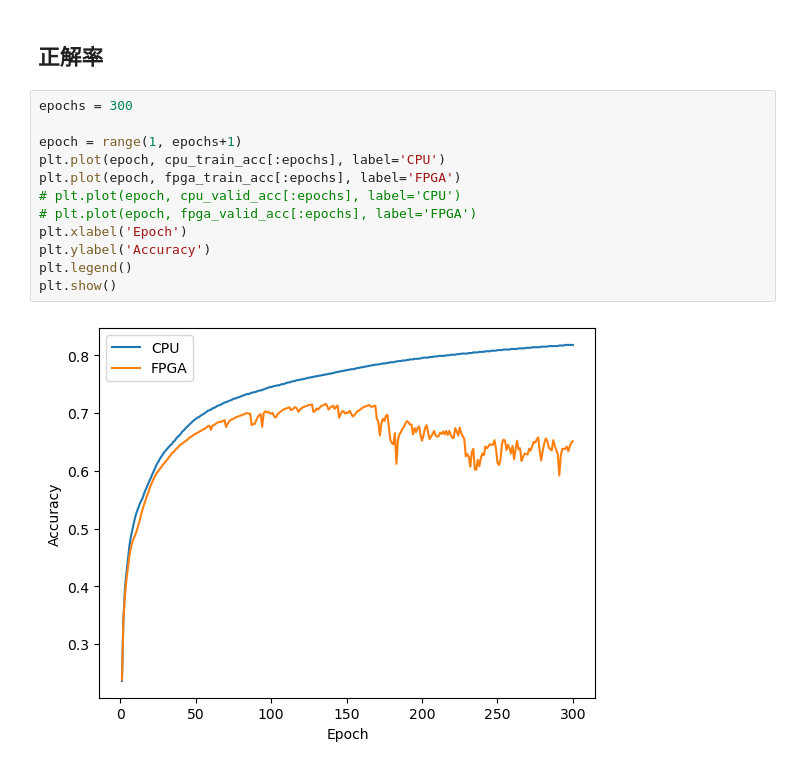
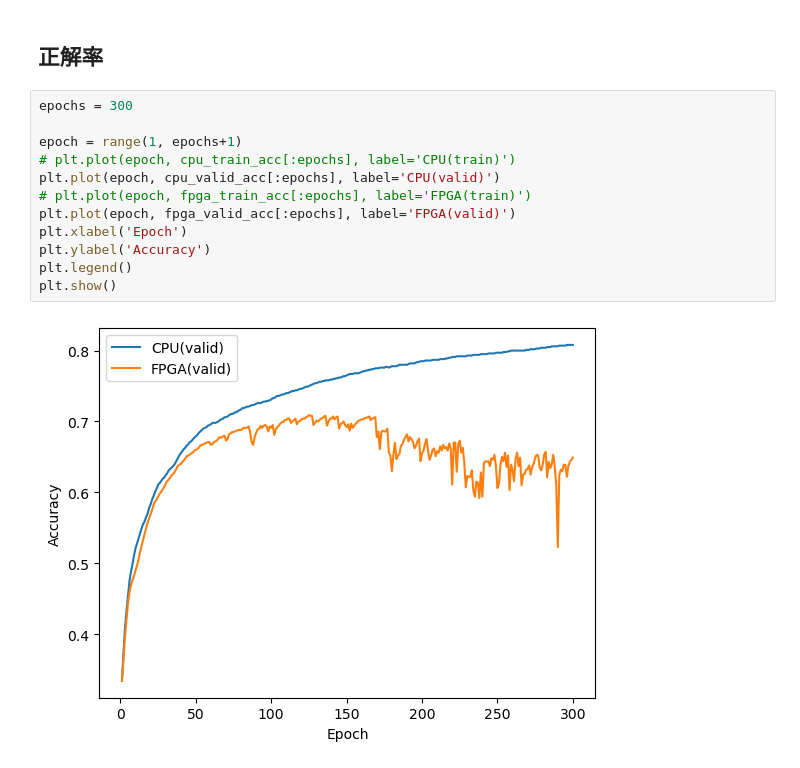
Before and after one commit to shtoku/lsi, a Jupyter notebook: notebooks/etc/result.ipynb, the cells around one changed output. Saved outputs shown, nothing was run; the diff lists cells and outputs as text.

```diff
--- a/notebooks/etc/result.ipynb
+++ b/notebooks/etc/result.ipynb
@@ -57,14 +57,14 @@ plt.show()
 # %%
 epochs = 300
 
 epoch = range(1, epochs+1)
-plt.plot(epoch, cpu_train_acc[:epochs], label='CPU')
-plt.plot(epoch, fpga_train_acc[:epochs], label='FPGA')
-# plt.plot(epoch, cpu_valid_acc[:epochs], label='CPU')
-# plt.plot(epoch, fpga_valid_acc[:epochs], label='FPGA')
+# plt.plot(epoch, cpu_train_acc[:epochs], label='CPU(train)')
+plt.plot(epoch, cpu_valid_acc[:epochs], label='CPU(valid)')
+# plt.plot(epoch, fpga_train_acc[:epochs], label='FPGA(train)')
+plt.plot(epoch, fpga_valid_acc[:epochs], label='FPGA(valid)')
 plt.xlabel('Epoch')
 plt.ylabel('Accuracy')
 plt.legend()
 plt.show()
 # %% [output]
-[figure, old version]
+[figure, new version]
```
